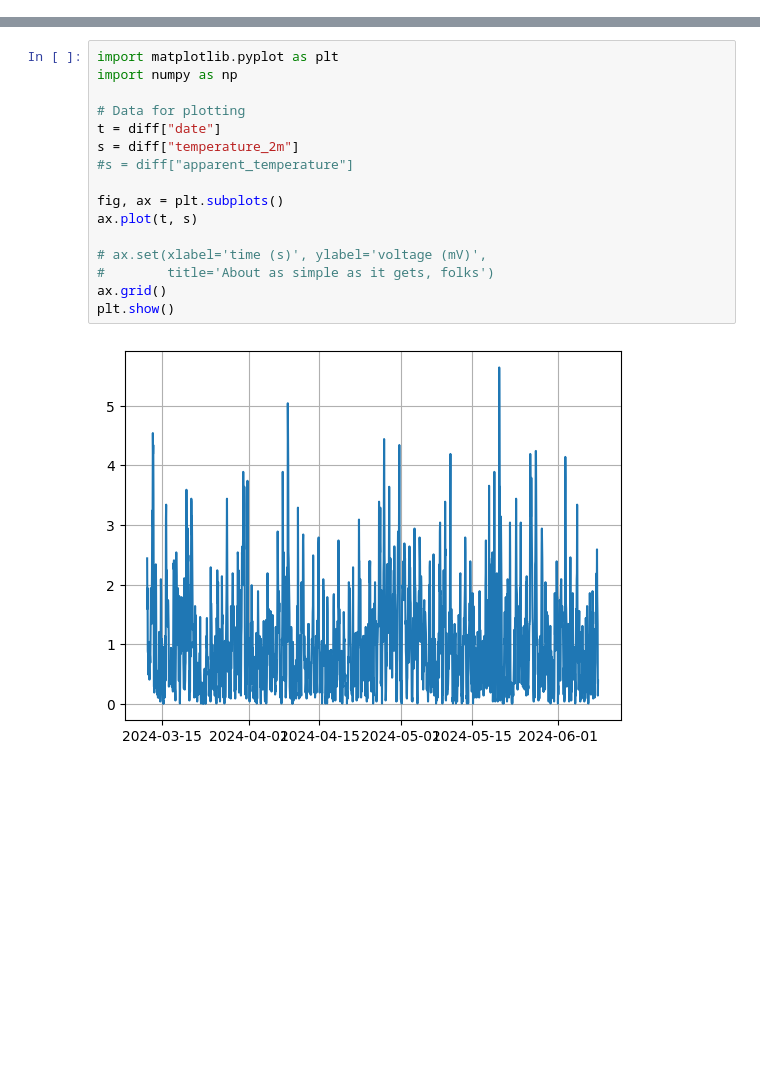
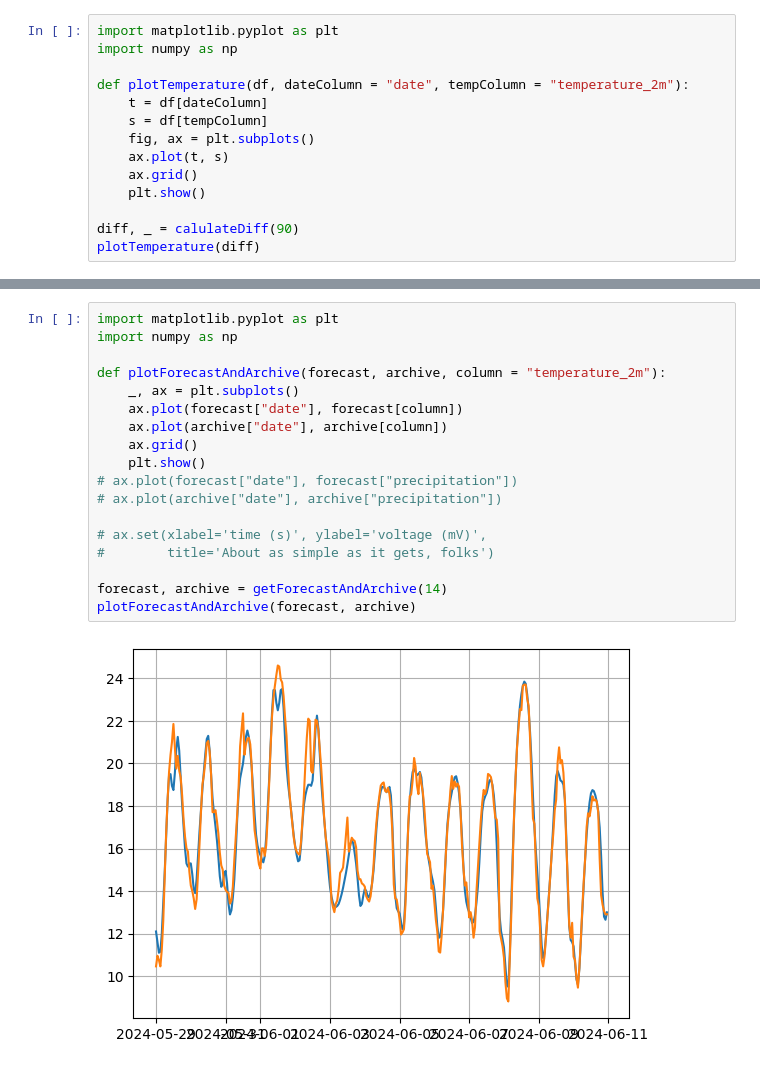
Before and after one commit to adamowski137/WeatherStatistics, a Jupyter notebook: Server/forecats.ipynb, the cells around one changed output, grey strips where cells are left out. Cells and saved outputs as stored; diff of their text form; blank space fills up the shorter version.

```diff
--- a/Server/forecats.ipynb
+++ b/Server/forecats.ipynb
@@ -86,0 +99,14 @@ diff, relative_diff, forecast, archive = calulateDiff(90)
+# %%
+import matplotlib.pyplot as plt
+import numpy as np
+
+def plotTemperature(df, dateColumn = "date", tempColumn = "temperature_2m"):
+    t = df[dateColumn]
+    s = df[tempColumn]
+    fig, ax = plt.subplots()
+    ax.plot(t, s)
+    ax.grid()
+    plt.show()
+
+diff, _ = calulateDiff(90)
+plotTemperature(diff)
@@ -87,18 +131,20 @@ diff, relative_diff, forecast, archive = calulateDiff(90)
 # %%
 import matplotlib.pyplot as plt
 import numpy as np
 
-# Data for plotting
-t = diff["date"]
-s = diff["temperature_2m"]
-#s = diff["apparent_temperature"]
-
-fig, ax = plt.subplots()
-ax.plot(t, s)
+def plotForecastAndArchive(forecast, archive, column = "temperature_2m"):
+    _, ax = plt.subplots()
+    ax.plot(forecast["date"], forecast[column])
+    ax.plot(archive["date"], archive[column])
+    ax.grid()
+    plt.show()
+# ax.plot(forecast["date"], forecast["precipitation"])
+# ax.plot(archive["date"], archive["precipitation"])
 
 # ax.set(xlabel='time (s)', ylabel='voltage (mV)',
 #        title='About as simple as it gets, folks')
-ax.grid()
-plt.show()
+
+forecast, archive = getForecastAndArchive(14)
+plotForecastAndArchive(forecast, archive)
 # %% [output]
-[figure, old version]
+[figure, new version]
```
Also changed, not shown: parts of 10 cells of this notebook, 2 other files.
